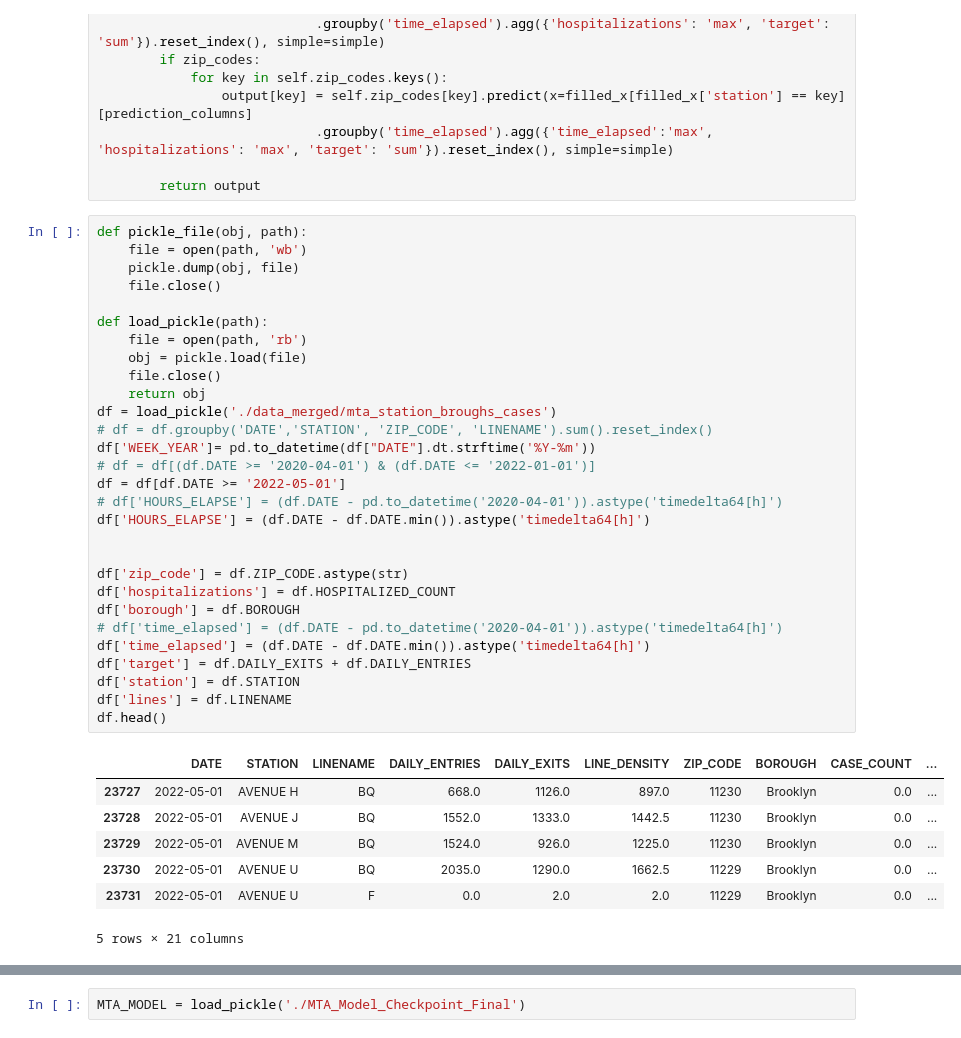
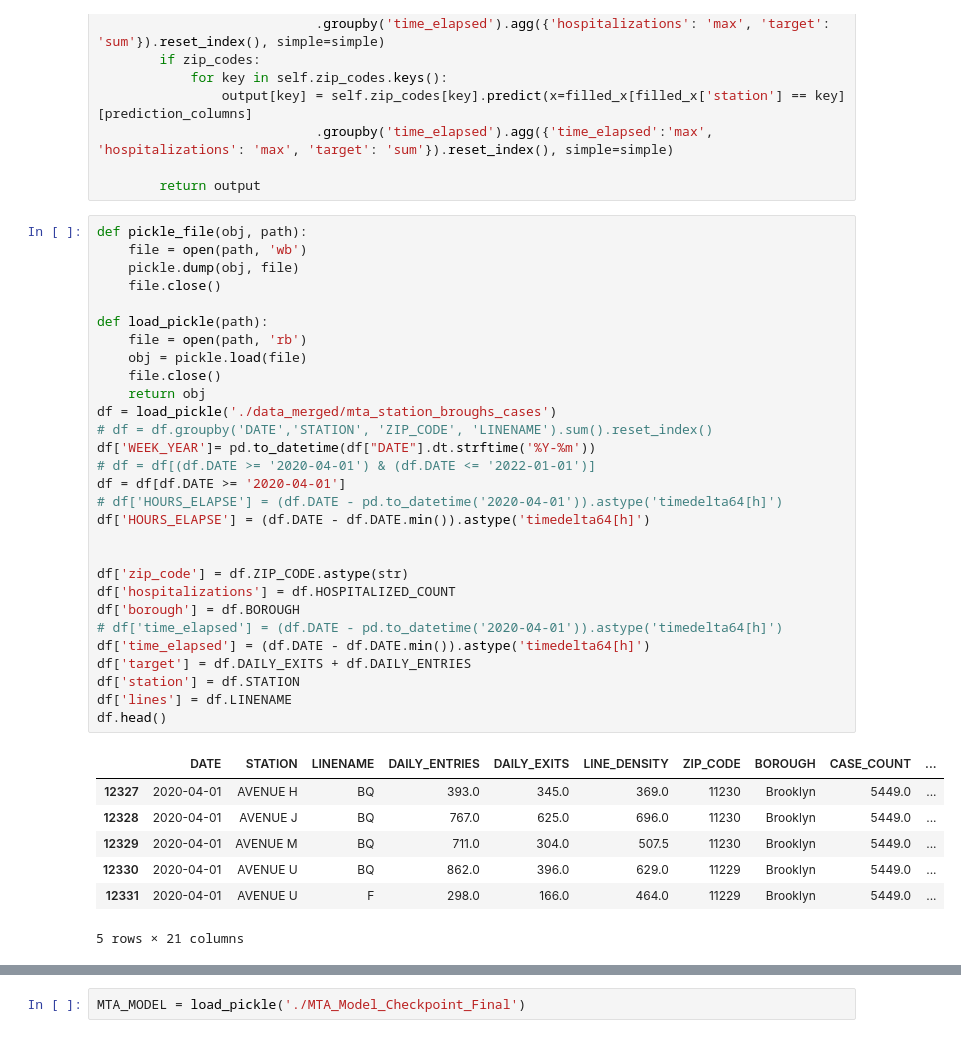
Before and after one commit to PatrickTyBrown/predicting-subway-use, a Jupyter notebook: forecasting_classes.ipynb, the cells around one changed output, grey strips where cells are left out. Cells and saved outputs as stored; diff of their text form.

```diff
--- a/forecasting_classes.ipynb
+++ b/forecasting_classes.ipynb
@@ -391,39 +391,39 @@ class MTA_Model:
 # %%
 def pickle_file(obj, path):
     file = open(path, 'wb')
     pickle.dump(obj, file)
     file.close()
 
 def load_pickle(path):
     file = open(path, 'rb')
     obj = pickle.load(file)
     file.close()
     return obj
 df = load_pickle('./data_merged/mta_station_broughs_cases')
 # df = df.groupby('DATE','STATION', 'ZIP_CODE', 'LINENAME').sum().reset_index()
 df['WEEK_YEAR']= pd.to_datetime(df["DATE"].dt.strftime('%Y-%m'))
 # df = df[(df.DATE >= '2020-04-01') & (df.DATE <= '2022-01-01')]
-df = df[df.DATE >= '2022-05-01']
+df = df[df.DATE >= '2020-04-01']
 # df['HOURS_ELAPSE'] = (df.DATE - pd.to_datetime('2020-04-01')).astype('timedelta64[h]')
 df['HOURS_ELAPSE'] = (df.DATE - df.DATE.min()).astype('timedelta64[h]')
 
 
 df['zip_code'] = df.ZIP_CODE.astype(str)
 df['hospitalizations'] = df.HOSPITALIZED_COUNT
 df['borough'] = df.BOROUGH
 # df['time_elapsed'] = (df.DATE - pd.to_datetime('2020-04-01')).astype('timedelta64[h]')
 df['time_elapsed'] = (df.DATE - df.DATE.min()).astype('timedelta64[h]')
 df['target'] = df.DAILY_EXITS + df.DAILY_ENTRIES
 df['station'] = df.STATION
 df['lines'] = df.LINENAME
 df.head()
 # %% [output]
 |  | DATE | STATION | LINENAME | DAILY_ENTRIES | DAILY_EXITS | LINE_DENSITY | ZIP_CODE | BOROUGH | CASE_COUNT | ... |
-| 23727 | 2022-05-01 | AVENUE H | BQ | 668.0 | 1126.0 | 897.0 | 11230 | Brooklyn | 0.0 | ... |
-| 23728 | 2022-05-01 | AVENUE J | BQ | 1552.0 | 1333.0 | 1442.5 | 11230 | Brooklyn | 0.0 | ... |
-| 23729 | 2022-05-01 | AVENUE M | BQ | 1524.0 | 926.0 | 1225.0 | 11230 | Brooklyn | 0.0 | ... |
-| 23730 | 2022-05-01 | AVENUE U | BQ | 2035.0 | 1290.0 | 1662.5 | 11229 | Brooklyn | 0.0 | ... |
-| 23731 | 2022-05-01 | AVENUE U | F | 0.0 | 2.0 | 2.0 | 11229 | Brooklyn | 0.0 | ... |
+| 12327 | 2020-04-01 | AVENUE H | BQ | 393.0 | 345.0 | 369.0 | 11230 | Brooklyn | 5449.0 | ... |
+| 12328 | 2020-04-01 | AVENUE J | BQ | 767.0 | 625.0 | 696.0 | 11230 | Brooklyn | 5449.0 | ... |
+| 12329 | 2020-04-01 | AVENUE M | BQ | 711.0 | 304.0 | 507.5 | 11230 | Brooklyn | 5449.0 | ... |
+| 12330 | 2020-04-01 | AVENUE U | BQ | 862.0 | 396.0 | 629.0 | 11229 | Brooklyn | 5449.0 | ... |
+| 12331 | 2020-04-01 | AVENUE U | F | 298.0 | 166.0 | 464.0 | 11229 | Brooklyn | 5449.0 | ... |
 5 rows × 21 columns
 # %%
 MTA_MODEL = MTA_Model()
```
Also changed, not shown: parts of 4 cells of this notebook, 5 other files.
